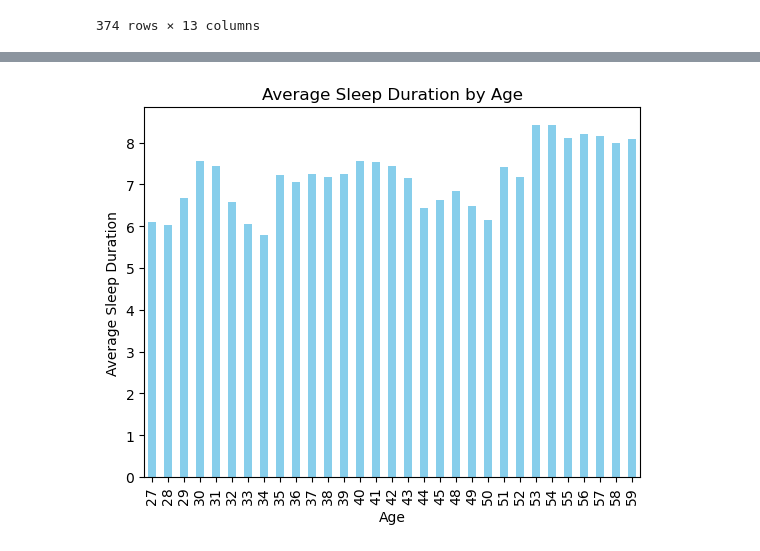
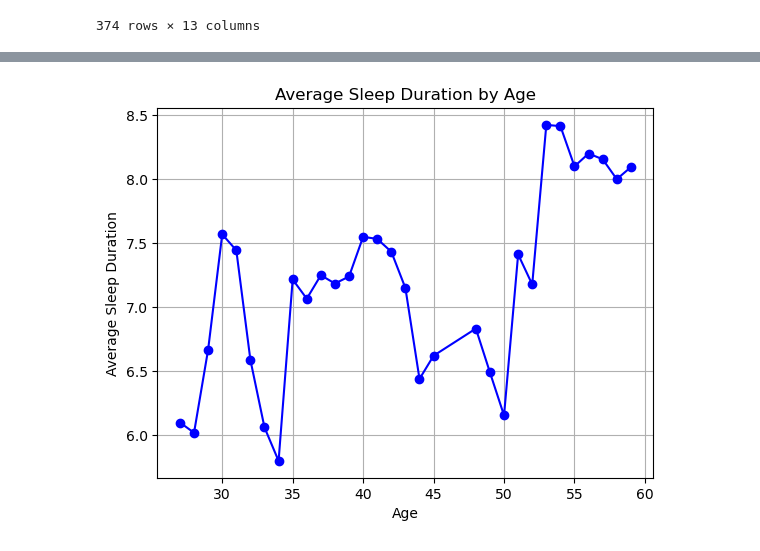
Before and after one commit to GBishop85/Project-One, a Jupyter notebook: Project_1_Sleep_Disorders.ipynb, the cells around one changed output, grey strips where cells are left out. Cells and saved outputs as stored; diff of their text form; code cells hidden in the pictures.

Commit message:
More Graphs Created

```diff
--- a/Project_1_Sleep_Disorders.ipynb
+++ b/Project_1_Sleep_Disorders.ipynb
@@ -30,12 +124,14 @@ sleep_health_data
 # %%
-#Average Sleep Duration by Age - Bar Graph
+#Average Sleep Duration by Age - Line Graph
+
 
 sleep_bar = sleep_health_data.groupby('Age')['Sleep Duration'].mean()
 
-sleep_bar.plot(kind='bar', color='skyblue')
+sleep_bar.plot(kind='line', marker='o', color='blue')
 plt.xlabel('Age')
 plt.ylabel('Average Sleep Duration')
 plt.title('Average Sleep Duration by Age')
+plt.grid(True)
 plt.show()
 # %% [output]
-[figure, old version]
+[figure, new version]
```
Also changed, not shown: parts of 12 cells of this notebook.
